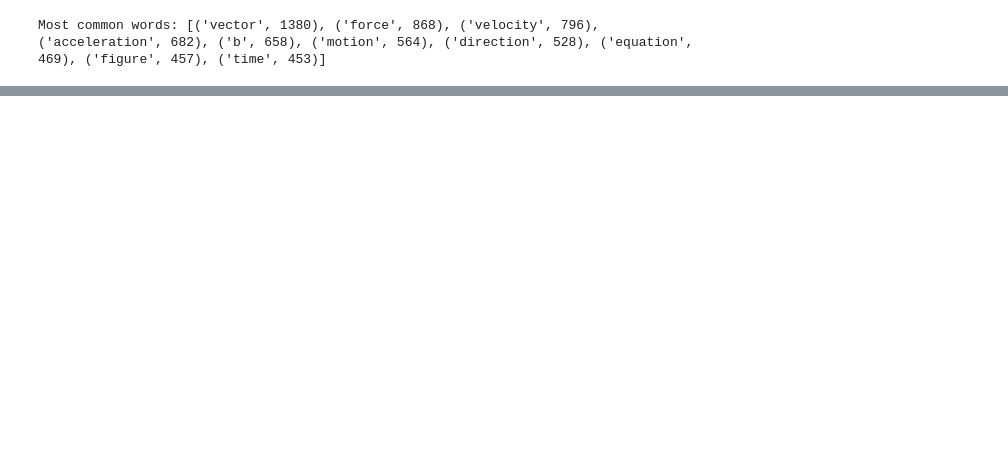
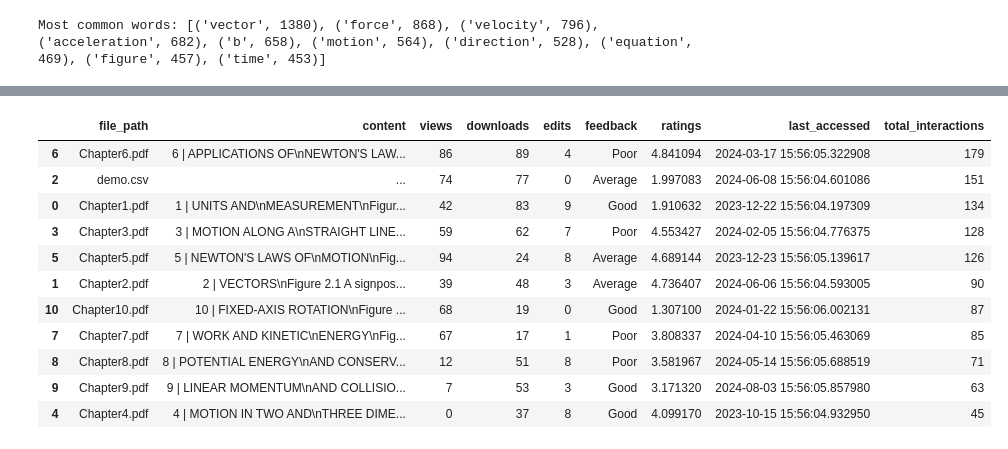
Before and after one commit to Shreyash-Pardhi/Python_Practice, a Jupyter notebook: Python/Python Projects/NLP related projects/NLP.ipynb, the cells around one changed output, grey strips where cells are left out. Cells and saved outputs as stored; diff of their text form; code cells hidden in the pictures; blank space fills up the shorter version.

```diff
--- a/Python/Python Projects/NLP related projects/NLP.ipynb
+++ b/Python/Python Projects/NLP related projects/NLP.ipynb
@@ -196,0 +425,12 @@ Most common words: [('vector', 1380), ('force', 868), ('velocity', 796), ('accel
+# %%
+file_paths = ['Chapter1.pdf', 'Chapter2.pdf', 'demo.csv', 'Chapter3.pdf', 'Chapter4.pdf', 'Chapter5.pdf', 'Chapter6.pdf', 'Chapter7.pdf', 'Chapter8.pdf', 'Chapter9.pdf', 'Chapter10.pdf']
+documents = process_files(file_paths)
+
+def document_access_metrics(documents):
+    documents['total_interactions'] = documents[['views', 'downloads', 'edits']].sum(axis=1)
+    documents = documents.drop('content', axis=1)
+    most_accessed = documents.sort_values(by='total_interactions', ascending=False).head(1)
+    least_accessed = documents.sort_values(by='total_interactions').head(1)
+    return documents
+
+document_access_metrics(documents)
@@ -196,0 +443,26 @@ Most common words: [('vector', 1380), ('force', 868), ('velocity', 796), ('accel
+# %%
+file_paths = ['Chapter1.pdf', 'Chapter2.pdf', 'demo.csv', 'Chapter3.pdf', 'Chapter4.pdf', 'Chapter5.pdf', 'Chapter6.pdf', 'Chapter7.pdf', 'Chapter8.pdf', 'Chapter9.pdf', 'Chapter10.pdf']
+documents = process_files(file_paths)
+
+def trend_analysis(documents):
+    document_access_metrics(documents)
+    documents['last_accessed'] = pd.to_datetime(documents['last_accessed'])
+    # documents.set_index('last_accessed', inplace=True)
+    # trend = documents.resample('M').sum()
+    # trend = trend[(trend.T != 0).any()]
+    trend = documents.sort_values(by='total_interactions', ascending=False)
+    return trend
+trend_analysis(documents)
+# %% [output]
+|  | file_path | content | views | downloads | edits | feedback | ratings | last_accessed | total_interactions |
+| 6 | Chapter6.pdf | 6 | APPLICATIONS OF\nNEWTON'S LAW... | 86 | 89 | 4 | Poor | 4.841094 | 2024-03-17 15:56:05.322908 | 179 |
+| 2 | demo.csv | ... | 74 | 77 | 0 | Average | 1.997083 | 2024-06-08 15:56:04.601086 | 151 |
+| 0 | Chapter1.pdf | 1 | UNITS AND\nMEASUREMENT\nFigur... | 42 | 83 | 9 | Good | 1.910632 | 2023-12-22 15:56:04.197309 | 134 |
+| 3 | Chapter3.pdf | 3 | MOTION ALONG A\nSTRAIGHT LINE... | 59 | 62 | 7 | Poor | 4.553427 | 2024-02-05 15:56:04.776375 | 128 |
+| 5 | Chapter5.pdf | 5 | NEWTON'S LAWS OF\nMOTION\nFig... | 94 | 24 | 8 | Average | 4.689144 | 2023-12-23 15:56:05.139617 | 126 |
+| 1 | Chapter2.pdf | 2 | VECTORS\nFigure 2.1 A signpos... | 39 | 48 | 3 | Average | 4.736407 | 2024-06-06 15:56:04.593005 | 90 |
+| 10 | Chapter10.pdf | 10 | FIXED-AXIS ROTATION\nFigure ... | 68 | 19 | 0 | Good | 1.307100 | 2024-01-22 15:56:06.002131 | 87 |
+| 7 | Chapter7.pdf | 7 | WORK AND KINETIC\nENERGY\nFig... | 67 | 17 | 1 | Poor | 3.808337 | 2024-04-10 15:56:05.463069 | 85 |
+| 8 | Chapter8.pdf | 8 | POTENTIAL ENERGY\nAND CONSERV... | 12 | 51 | 8 | Poor | 3.581967 | 2024-05-14 15:56:05.688519 | 71 |
+| 9 | Chapter9.pdf | 9 | LINEAR MOMENTUM\nAND COLLISIO... | 7 | 53 | 3 | Good | 3.171320 | 2024-08-03 15:56:05.857980 | 63 |
+| 4 | Chapter4.pdf | 4 | MOTION IN TWO AND\nTHREE DIME... | 0 | 37 | 8 | Good | 4.099170 | 2023-10-15 15:56:04.932950 | 45 |
```
Also changed, not shown: parts of 8 cells of this notebook, 46 other files.
